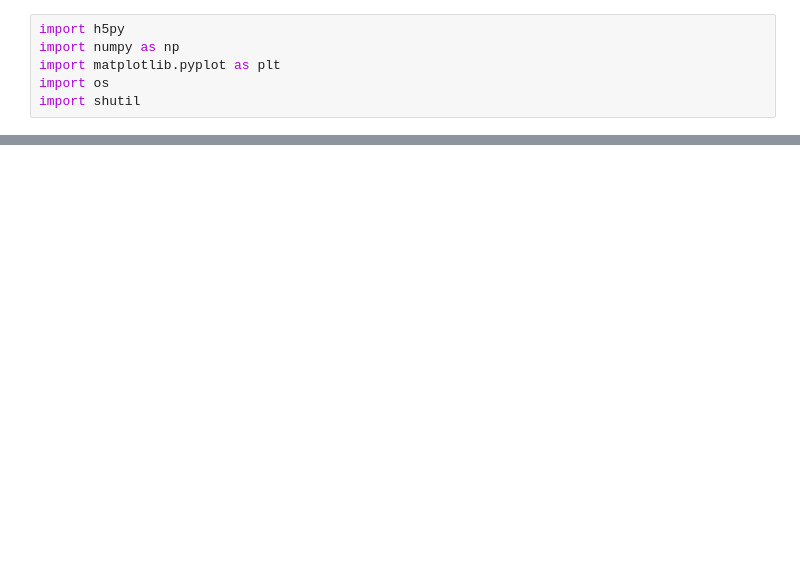
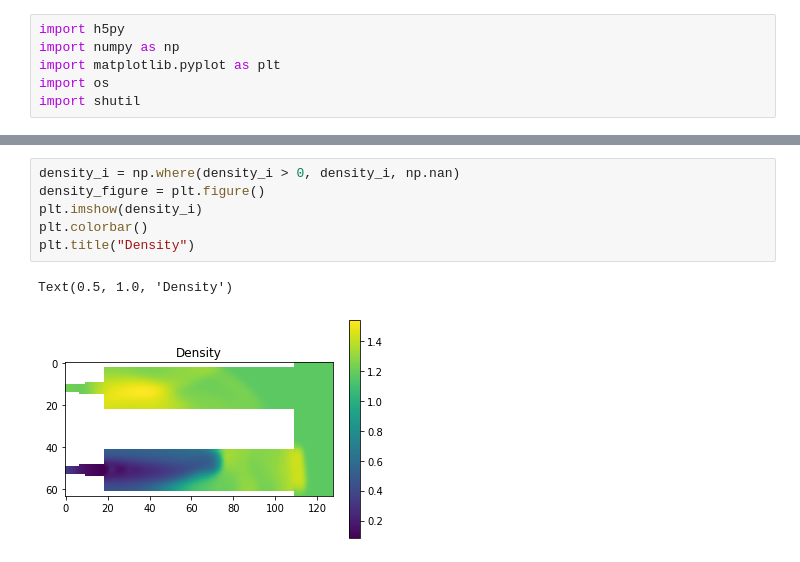
Before and after one commit to maikel/FiniteVolumeSolver, a Jupyter notebook: extra/MultiTube/PlotPlenum.ipynb, the cells around one changed output, grey strips where cells are left out. Cells and saved outputs as stored; diff of their text form; blank space fills up the shorter version.

```diff
--- a/extra/MultiTube/PlotPlenum.ipynb
+++ b/extra/MultiTube/PlotPlenum.ipynb
@@ -35,0 +54,9 @@ IndexError: index 20 is out of bounds for axis 0 with size 1
+# %%
+density_i = np.where(density_i > 0, density_i, np.nan)
+density_figure = plt.figure()
+plt.imshow(density_i)
+plt.colorbar()
+plt.title("Density")
+# %% [output]
+Text(0.5, 1.0, 'Density')
+[figure, added]
```
Also changed, not shown: parts of 8 cells of this notebook.
